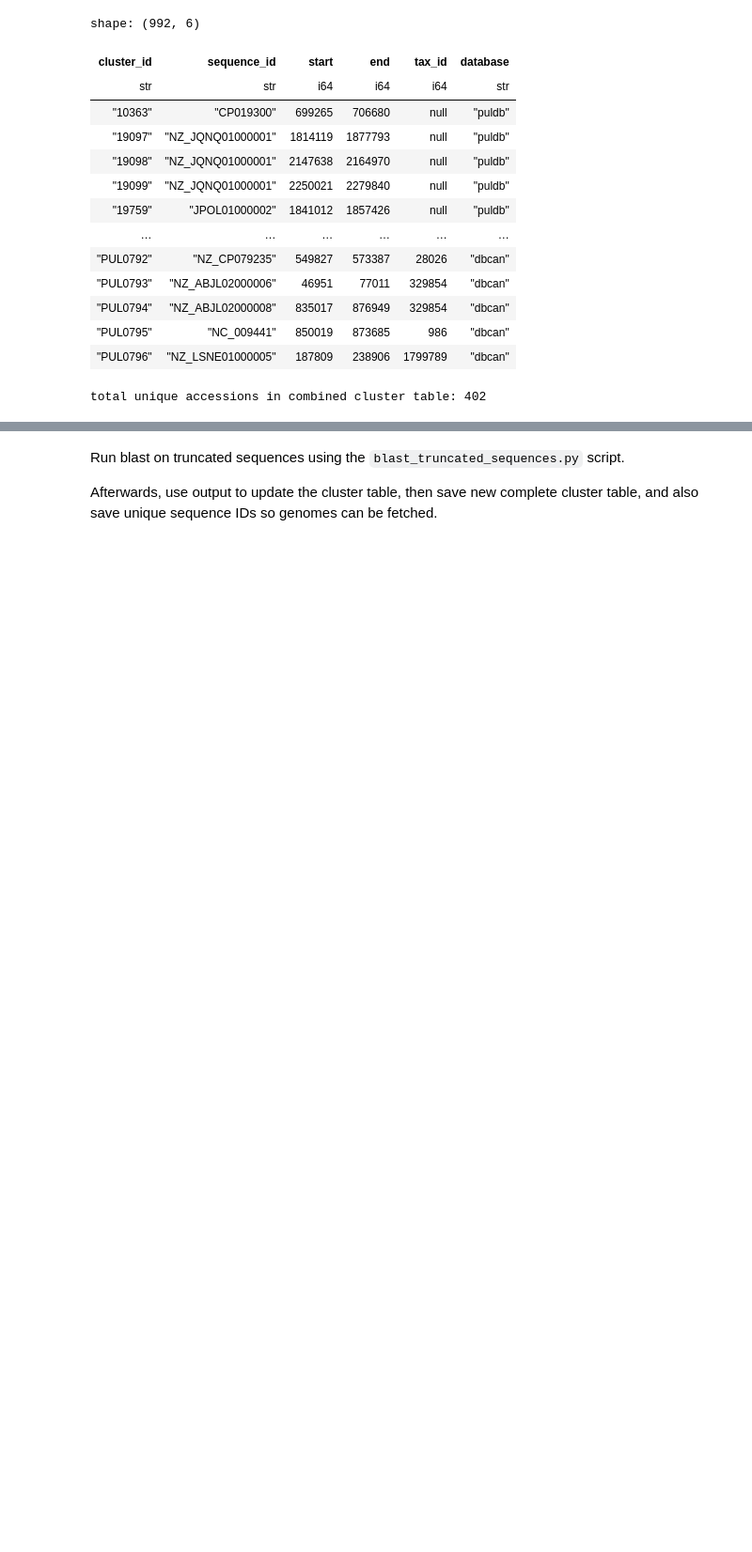
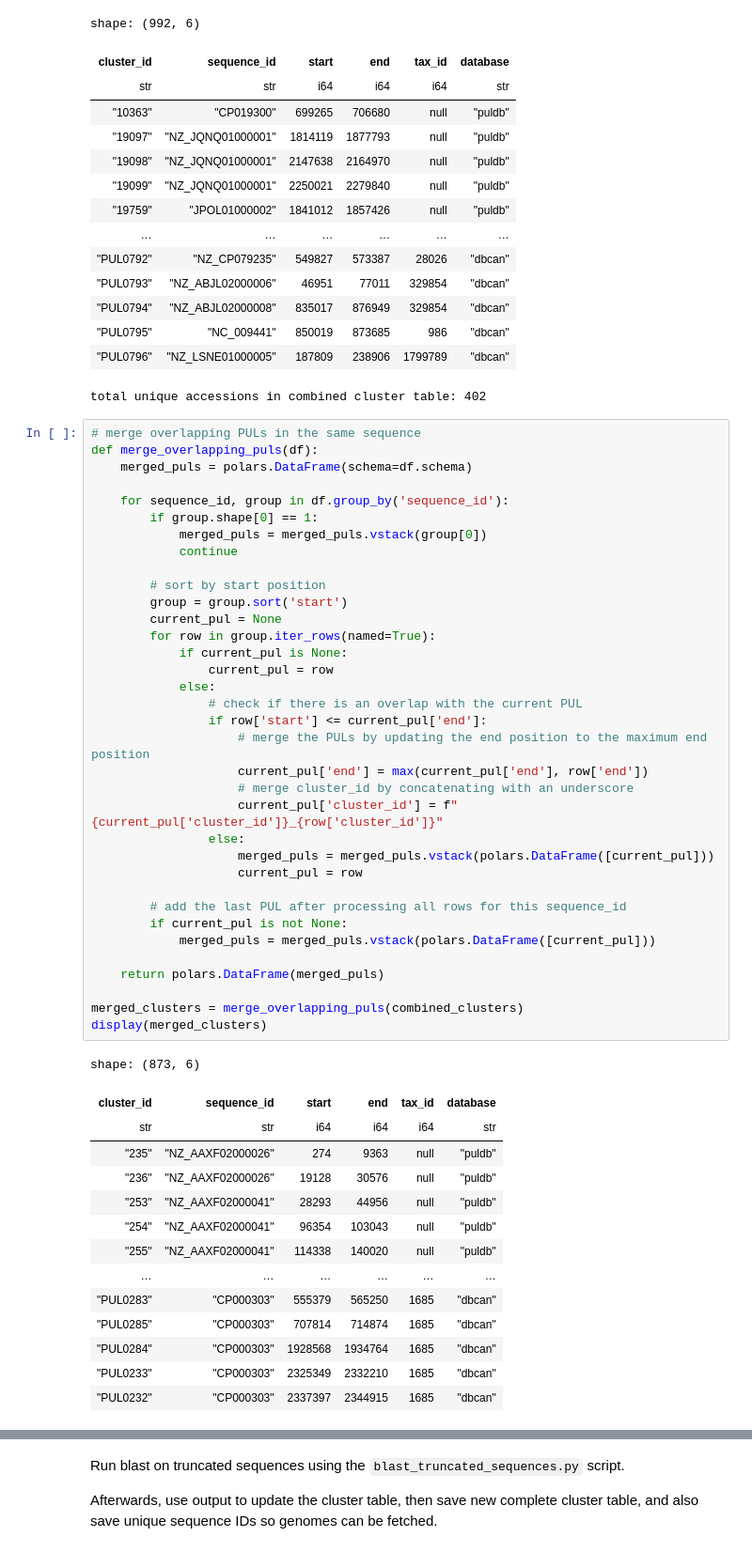
Before and after one commit to brosenthal3/gLM-PUL-Prediction, a Jupyter notebook: src/notebooks/PUL_data_exploration.ipynb, the cells around one changed output, grey strips where cells are left out. Shown at 94% size. Drawn from its saved outputs; the diff is of its cells as text; blank space fills up the shorter version.

```diff
--- a/src/notebooks/PUL_data_exploration.ipynb
+++ b/src/notebooks/PUL_data_exploration.ipynb
@@ -234,6 +234,56 @@ shape: (992, 6)
 | "PUL0795" | "NC_009441" | 850019 | 873685 | 986 | "dbcan" |
 | "PUL0796" | "NZ_LSNE01000005" | 187809 | 238906 | 1799789 | "dbcan" |
 total unique accessions in combined cluster table: 402
+# %%
+# merge overlapping PULs in the same sequence
+def merge_overlapping_puls(df):
+    merged_puls = polars.DataFrame(schema=df.schema)
+
+    for sequence_id, group in df.group_by('sequence_id'):
+        if group.shape[0] == 1:
+            merged_puls = merged_puls.vstack(group[0])
+            continue
+
+        # sort by start position
+        group = group.sort('start')
+        current_pul = None
+        for row in group.iter_rows(named=True):
+            if current_pul is None:
+                current_pul = row
+            else:
+                # check if there is an overlap with the current PUL
+                if row['start'] <= current_pul['end']:
+                    # merge the PULs by updating the end position to the maximum end position
+                    current_pul['end'] = max(current_pul['end'], row['end'])
+                    # merge cluster_id by concatenating with an underscore
+                    current_pul['cluster_id'] = f"{current_pul['cluster_id']}_{row['cluster_id']}"
+                else:
+                    merged_puls = merged_puls.vstack(polars.DataFrame([current_pul]))
+                    current_pul = row
+
+        # add the last PUL after processing all rows for this sequence_id
+        if current_pul is not None:
+            merged_puls = merged_puls.vstack(polars.DataFrame([current_pul]))
+
+    return polars.DataFrame(merged_puls)
+
+merged_clusters = merge_overlapping_puls(combined_clusters)
+display(merged_clusters)
+# %% [output]
+shape: (873, 6)
+| cluster_id | sequence_id | start | end | tax_id | database |
+| str | str | i64 | i64 | i64 | str |
+| "235" | "NZ_AAXF02000026" | 274 | 9363 | null | "puldb" |
+| "236" | "NZ_AAXF02000026" | 19128 | 30576 | null | "puldb" |
+| "253" | "NZ_AAXF02000041" | 28293 | 44956 | null | "puldb" |
+| "254" | "NZ_AAXF02000041" | 96354 | 103043 | null | "puldb" |
+| "255" | "NZ_AAXF02000041" | 114338 | 140020 | null | "puldb" |
+| … | … | … | … | … | … |
+| "PUL0283" | "CP000303" | 555379 | 565250 | 1685 | "dbcan" |
+| "PUL0285" | "CP000303" | 707814 | 714874 | 1685 | "dbcan" |
+| "PUL0284" | "CP000303" | 1928568 | 1934764 | 1685 | "dbcan" |
+| "PUL0233" | "CP000303" | 2325349 | 2332210 | 1685 | "dbcan" |
+| "PUL0232" | "CP000303" | 2337397 | 2344915 | 1685 | "dbcan" |
 # %%
 # get sequence lengths for all unique accessions in cluster table using Entrez esummary
 lengths = []
```
Also changed, not shown: parts of 4 cells of this notebook, 2 other files.
